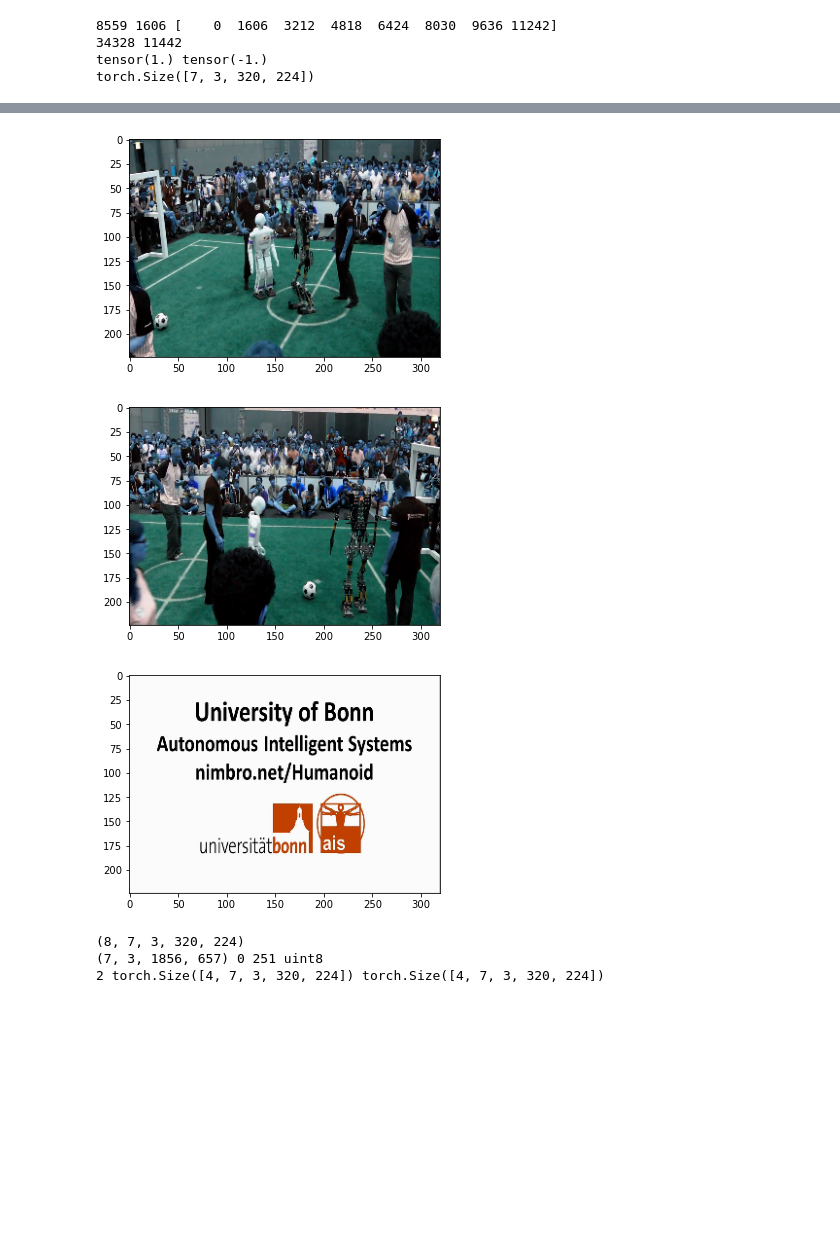
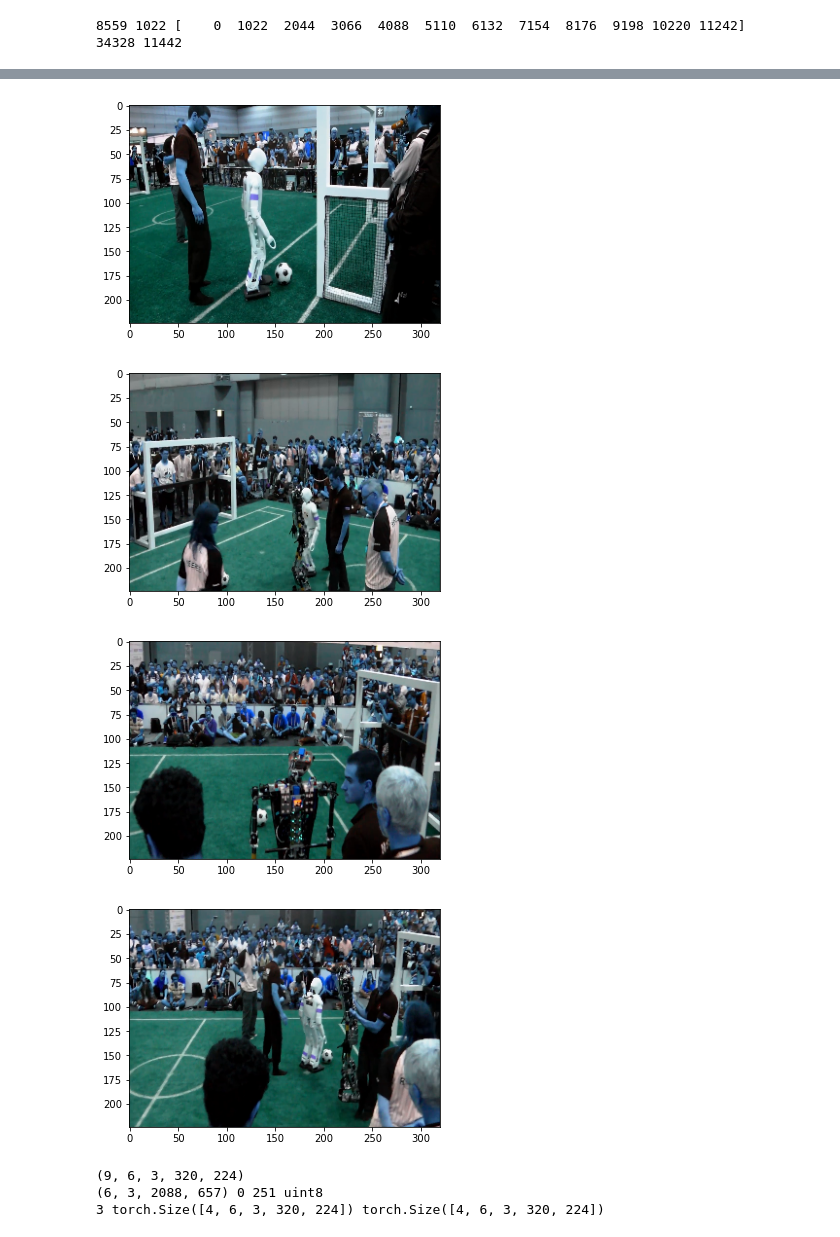
Before and after one commit to gautamjain1009/Cuda-vision-Lab, a Jupyter notebook: ProjectPredictFrames.ipynb, the cells around one changed output, grey strips where cells are left out. Drawn from its saved outputs; the diff is of its cells as text; code cells hidden in the pictures; blank space fills up the shorter version.

```diff
--- a/ProjectPredictFrames.ipynb
+++ b/ProjectPredictFrames.ipynb
@@ -225,7 +229,7 @@ class Logger:
 
     def _toRGB( self, im ):
         im = (im+1) *125.5
-        return np.flip( im.astype( np.uint8 ), axis=0 )
+        return im.astype( np.uint8 )
 
     def _logGif( self, key, ims, fps ):
         wandb.log( {key: wandb.Video( ims, fps=fps )},
@@ -445,12 +449,12 @@ PredictionModel(
 )
 # %%
 # Hyper params
-name = "Robot_pred_lrss-4,2-4_l21-4,1-4"
+name = "Robot_pred_lrss-4,2-4_l21-4,1-4_dec75"
 lr = (1e-4, 2e-4)
-lrs_factor = 0.9
+lrs_factor = 0.75
 diff_lr = True
-lrs_patience = 35
-lrs_cd = 0
+lrs_patience = 50
+lrs_cd = 50
 lrs_thresh = 1e-4
 lrs_min = 1e-6
 #lrs_upd_pb = 10
@@ -458,15 +462,15 @@ l2_lambda = (1e-4,1e-4)
 num_epochs = 100
 ssim_win_size = 11
 bt_size = 4
-load = False
-load_pt = "./project/nets/MNIST_pred_lrs1e-4.to"
+load = True
+load_pt = "./project/nets/Robot_pred_lrss-4,2-4_l21-4,1-4_cont.to"
 
 split_per = 0.8
 seq_length = 6
 trunc_ds = 0
 ld_threads = 4
 tests_pb = 3
-n_im_out = 8
+n_im_out = 12
 rb_path = os.path.expanduser( "~/Documents/robot_splits/" )
 rb_test = os.path.expanduser( "~/Documents/robot_test" )
 # %%
@@ -561,7 +565,7 @@ class RobotDataset:
     def __getitem__( self, idx ):
         sidx = self.findSidx(idx)
         st_it = idx -self.idx_map[sidx]
-        ed_it = st_it +self.seq_length+1
+        ed_it = st_it +self.seq_length
         seq = self.loadSeq( sidx )
         out = seq[st_it:ed_it,:,:,:]
         #plt.imshow( np.flip(np.swapaxes(out[0,:,:,:],0,2),axis=2) )
@@ -576,12 +580,14 @@ class RobotDataset:
 if "MNIST" in name or "mnist" in name:
     data = loadMovingMNIST( "project/data/mnist_test_seq.npy" )
     tr_data, ts_data = splitSet( data, split_per )
+    bt_size = 32
     if trunc_ds > 0:
         ts_trunc = int( (1-split_per)*trunc_ds )
         tr_set = SequenceDataset( tr_data[:trunc_ds], seq_length )
         ts_set = SequenceDataset( ts_data[:ts_trunc], seq_length )
     else:
         tr_set, ts_set = SequenceDataset( tr_data, seq_length ), SequenceDataset( ts_data, seq_length )
+    test = ts_set
 elif "Robot" in name or "robot" in name:
     dls = loadRobots( rb_path )
     tr_data, ts_data = splitSet( dls, split_per )
@@ -589,6 +595,7 @@ elif "Robot" in name or "robot" in name:
     ts_set = RobotDataset( rb_path, ts_data, seq_length, len(tr_data) )
     dlst = loadRobots( rb_test )
     test = RobotDataset( rb_test, dlst, seq_length, 0  )
+    bt_size = 4
 
 train_loader = torch.utils.data.DataLoader( dataset=tr_set,
                                             batch_size=bt_size,
@@ -611,13 +618,11 @@ test_inc = int(len( train_loader )/(tests_pb))
 #lrs_upds = np.arange( 0, len( train_loader ), lrs_inc )
 print(len(test_loader), out_inc, out_its)
 print(len(train_loader), test_inc)
-print(tr_set[150].max(), tr_set[150].min())
-print(tr_set[5000].shape)
+#print(tr_set[150].max(), tr_set[150].min())
+#print(tr_set[5000].shape)
 # %% [output]
-8559 1606 [    0  1606  3212  4818  6424  8030  9636 11242]
+8559 1022 [    0  1022  2044  3066  4088  5110  6132  7154  8176  9198 10220 11242]
 34328 11442
-tensor(1.) tensor(-1.)
-torch.Size([7, 3, 320, 224])
 # %%
 def createOutVols( tset, its, bt_size ):
     splits = np.arange( 0, len(its), bt_size )
@@ -638,7 +643,7 @@ ts_logger = Logger( "test" )
 
 im_list = []
 for vol in vis_vols:
-    for bt_it in range( bt_size ):
+    for bt_it in range( min( bt_size, len(vis_vols) ) ):
         im_list.append( vol[bt_it,:,:,:,:] )
         im = ((np.swapaxes( vol[bt_it,0,:,:,:], 0,2 )+1)*125.5).numpy().astype(np.uint8)
         plt.imshow( im )
@@ -660,9 +665,10 @@ print( len(vis_vols), vis_vols[0].shape, vis_vols[-1].shape )
-[figure, old version]
+[figure, new version]
-[figure, old version]
+[figure, new version]
-[figure, old version]
+[figure, new version]
+[figure, added]
-(8, 7, 3, 320, 224)
-(7, 3, 1856, 657) 0 251 uint8
-2 torch.Size([4, 7, 3, 320, 224]) torch.Size([4, 7, 3, 320, 224])
+(9, 6, 3, 320, 224)
+(6, 3, 2088, 657) 0 251 uint8
+3 torch.Size([4, 6, 3, 320, 224]) torch.Size([4, 6, 3, 320, 224])
 # %%
 model = PredictionModel(tr_set.width,tr_set.height)
 model = model.to( device )
```
Also changed, not shown: parts of 8 cells of this notebook.
